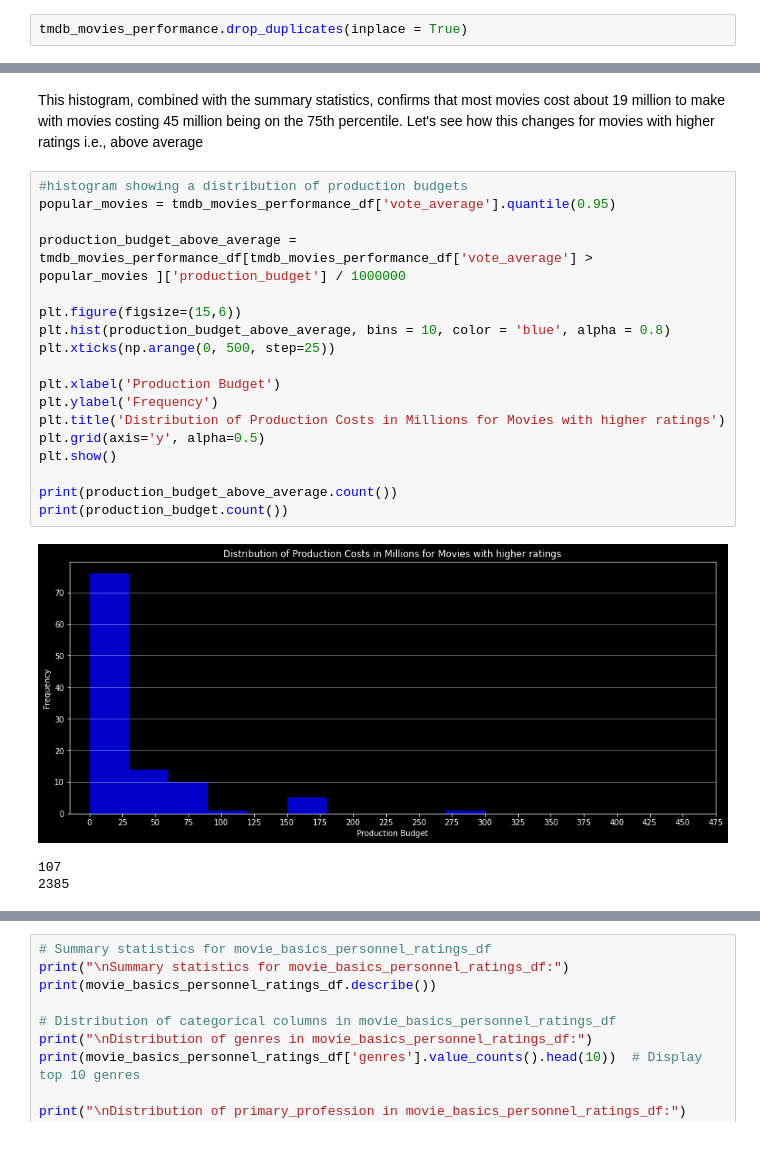
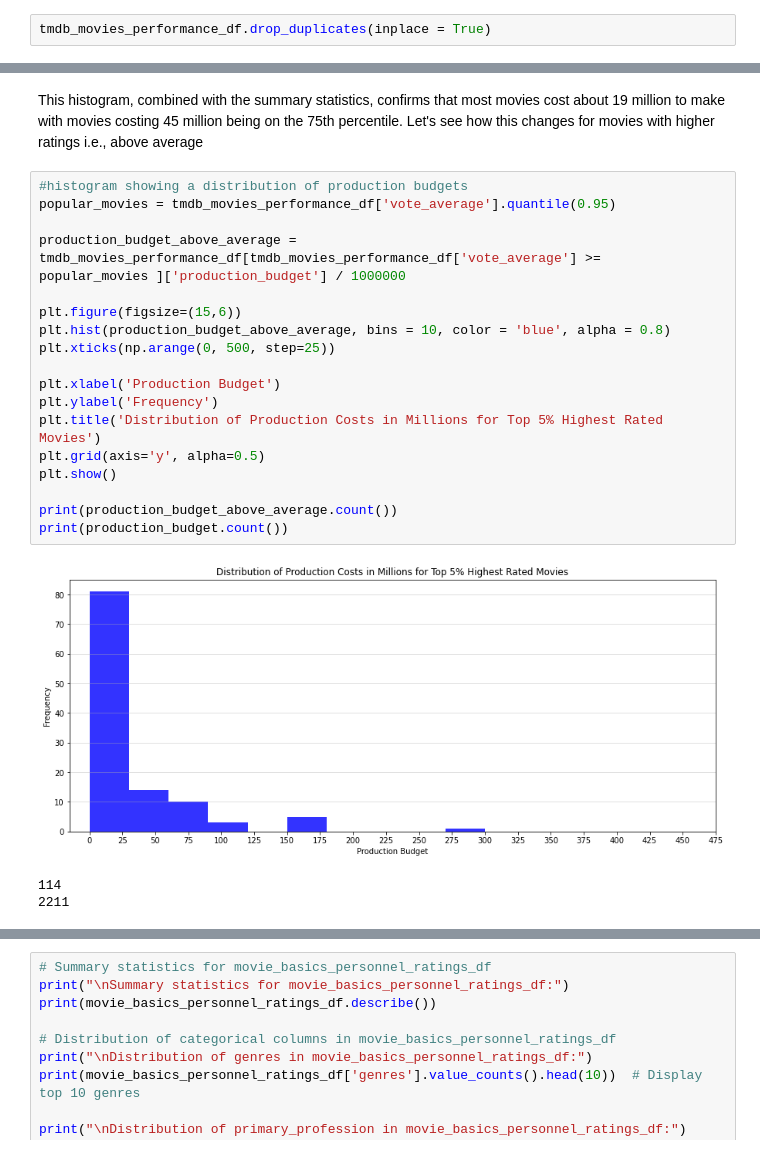
Before and after one commit to MMJGGR/Phase_1_Project, a Jupyter notebook: index.ipynb, the cells around one changed output, grey strips where cells are left out. Drawn from its saved outputs; the diff is of its cells as text.

Commit message:
some additional visualizations and analysis

```diff
--- a/index.ipynb
+++ b/index.ipynb
@@ -663,3 +645,3 @@ tmdb_movies_performance.duplicated().sum()
 # %%
-tmdb_movies_performance.drop_duplicates(inplace = True)
+tmdb_movies_performance_df.drop_duplicates(inplace = True)
 # %%
@@ -760,23 +742,23 @@ This histogram, combined with the summary statistics, confirms that most movies
 # %%
 #histogram showing a distribution of production budgets
 popular_movies = tmdb_movies_performance_df['vote_average'].quantile(0.95)
 
-production_budget_above_average = tmdb_movies_performance_df[tmdb_movies_performance_df['vote_average'] >
+production_budget_above_average = tmdb_movies_performance_df[tmdb_movies_performance_df['vote_average'] >=
 popular_movies ]['production_budget'] / 1000000
 
 plt.figure(figsize=(15,6))
 plt.hist(production_budget_above_average, bins = 10, color = 'blue', alpha = 0.8)
 plt.xticks(np.arange(0, 500, step=25))
 
 plt.xlabel('Production Budget')
 plt.ylabel('Frequency')
-plt.title('Distribution of Production Costs in Millions for Movies with higher ratings')
+plt.title('Distribution of Production Costs in Millions for Top 5% Highest Rated Movies')
 plt.grid(axis='y', alpha=0.5)
 plt.show()
 
 print(production_budget_above_average.count())
 print(production_budget.count())
 # %% [output]
-[figure, old version]
+[figure, new version]
-107
-2385
+114
+2211
```
Also changed, not shown: parts of 13 cells of this notebook.
